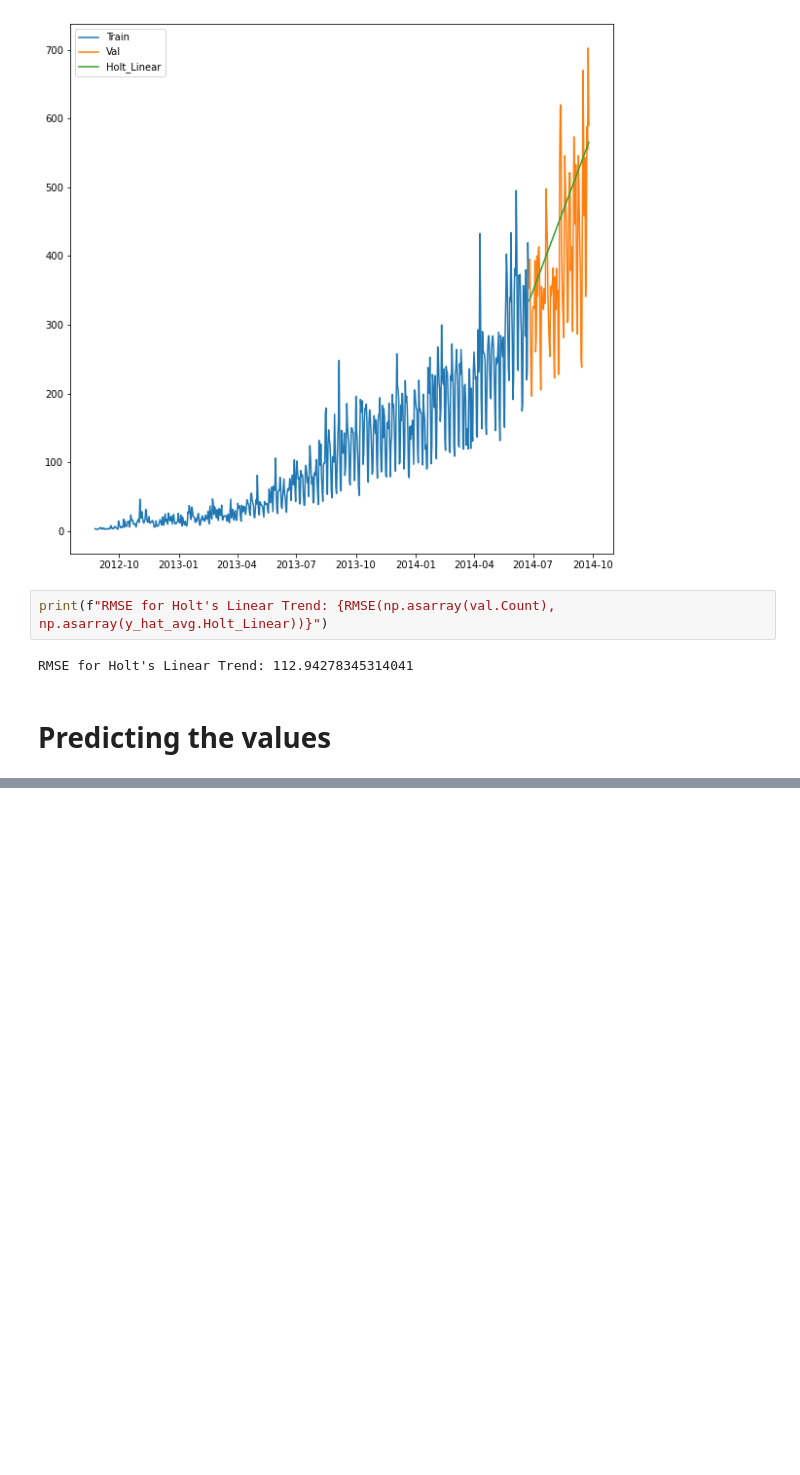
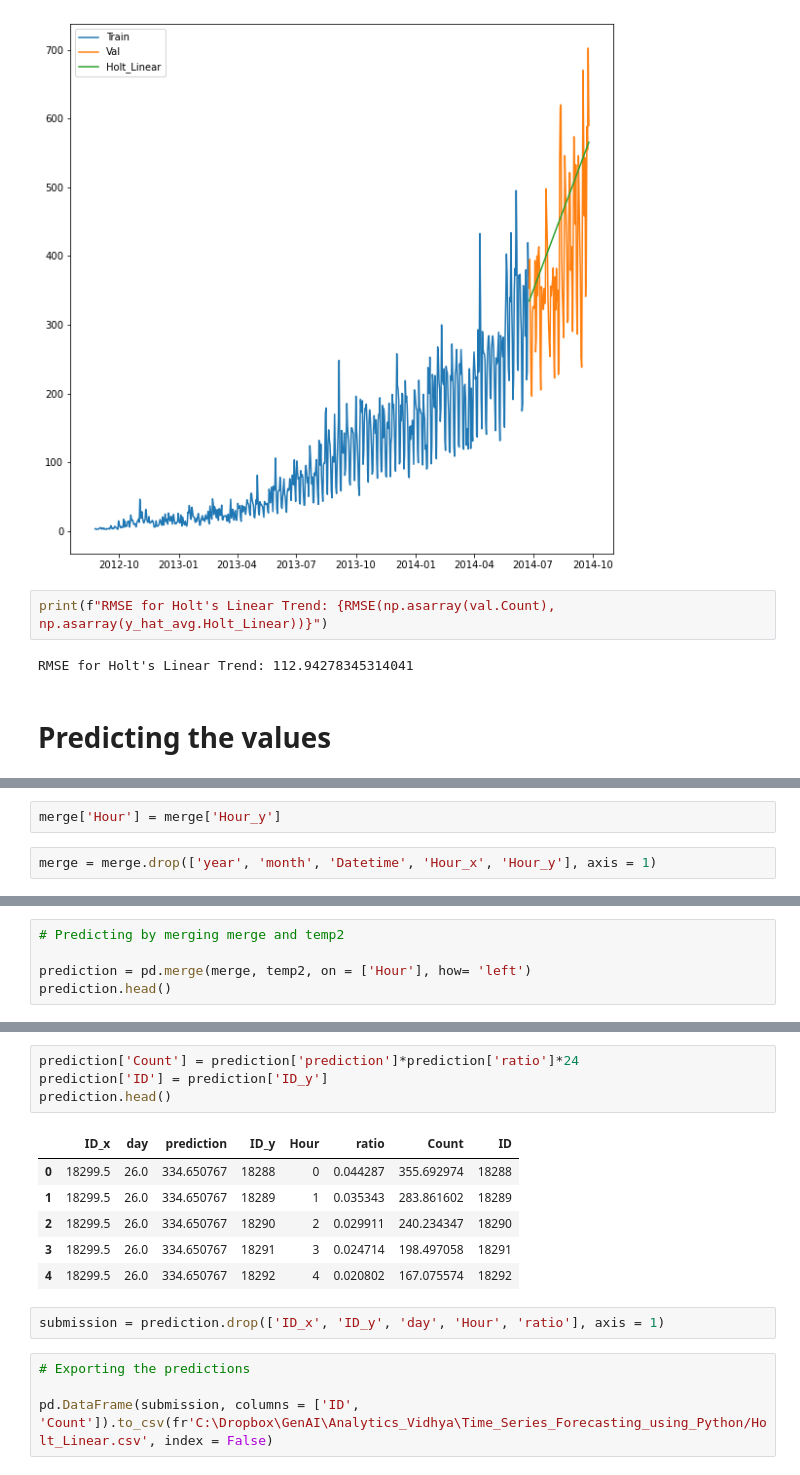
Before and after one commit to AnshuLodha007/Unicorn_Hackathon, a Jupyter notebook: Solution.ipynb, the cells around one changed output, grey strips where cells are left out. Saved outputs shown, nothing was run; the diff lists cells and outputs as text; blank space fills up the shorter version.

```diff
--- a/Solution.ipynb
+++ b/Solution.ipynb
@@ -512,0 +579,4 @@ submission = pd.read_csv()
+# %%
+merge['Hour'] = merge['Hour_y']
+# %%
+merge = merge.drop(['year', 'month', 'Datetime', 'Hour_x', 'Hour_y'], axis = 1)
@@ -512,0 +592,5 @@ submission = pd.read_csv()
+# %%
+# Predicting by merging merge and temp2
+
+prediction = pd.merge(merge, temp2, on = ['Hour'], how= 'left')
+prediction.head()
@@ -512,0 +604,17 @@ submission = pd.read_csv()
+# %%
+prediction['Count'] = prediction['prediction']*prediction['ratio']*24
+prediction['ID'] = prediction['ID_y']
+prediction.head()
+# %% [output]
+|  | ID_x | day | prediction | ID_y | Hour | ratio | Count | ID |
+| 0 | 18299.5 | 26.0 | 334.650767 | 18288 | 0 | 0.044287 | 355.692974 | 18288 |
+| 1 | 18299.5 | 26.0 | 334.650767 | 18289 | 1 | 0.035343 | 283.861602 | 18289 |
+| 2 | 18299.5 | 26.0 | 334.650767 | 18290 | 2 | 0.029911 | 240.234347 | 18290 |
+| 3 | 18299.5 | 26.0 | 334.650767 | 18291 | 3 | 0.024714 | 198.497058 | 18291 |
+| 4 | 18299.5 | 26.0 | 334.650767 | 18292 | 4 | 0.020802 | 167.075574 | 18292 |
+# %%
+submission = prediction.drop(['ID_x', 'ID_y', 'day', 'Hour', 'ratio'], axis = 1)
+# %%
+# Exporting the predictions
+
+pd.DataFrame(submission, columns = ['ID', 'Count']).to_csv(fr'C:\Dropbox\GenAI\Analytics_Vidhya\Time_Series_Forecasting_using_Python/Holt_Linear.csv', index = False)
```
Also changed, not shown: parts of 11 cells of this notebook.
